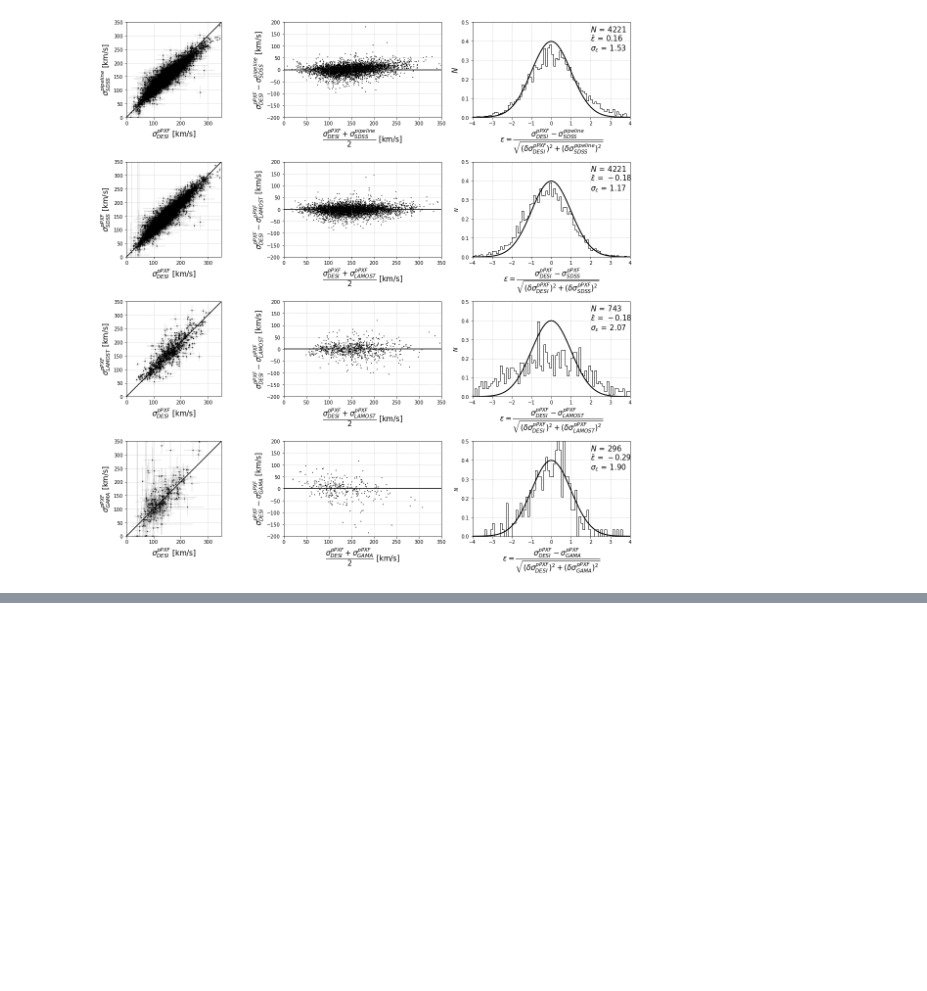
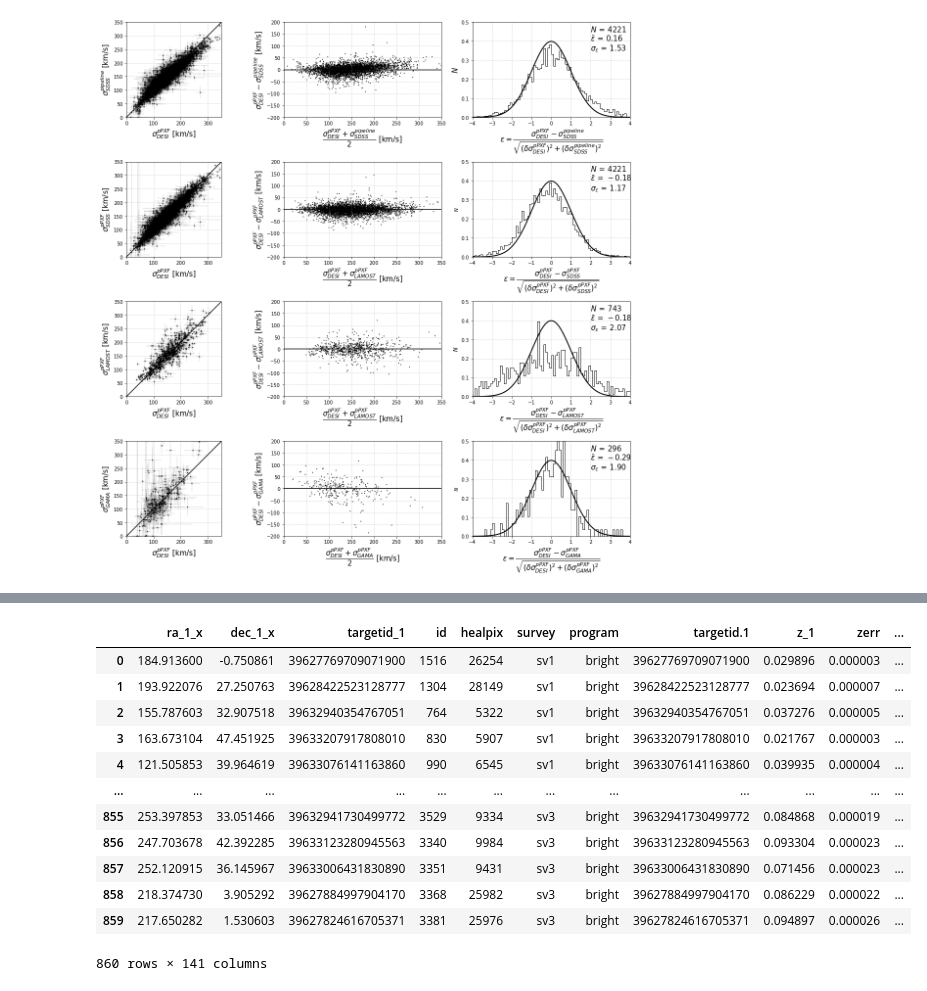
Before and after one commit to KSaid-1/DESI_fuji_FP, a Jupyter notebook: external_consistency.ipynb, the cells around one changed output, grey strips where cells are left out. Drawn from its saved outputs; the diff is of its cells as text; code cells hidden in the pictures; blank space fills up the shorter version.

```diff
--- a/external_consistency.ipynb
+++ b/external_consistency.ipynb
@@ -480,0 +498,17 @@ plt.show()
+# %%
+fuji_sdss_golds = pd.merge(fuji_sdss,fdata,left_on='targetid_1',right_on='targetid')
+fuji_sdss_golds
+# %% [output]
+|  | ra_1_x | dec_1_x | targetid_1 | id | healpix | survey | program | targetid.1 | z_1 | zerr | ... |
+| 0 | 184.913600 | -0.750861 | 39627769709071900 | 1516 | 26254 | sv1 | bright | 39627769709071900 | 0.029896 | 0.000003 | ... |
+| 1 | 193.922076 | 27.250763 | 39628422523128777 | 1304 | 28149 | sv1 | bright | 39628422523128777 | 0.023694 | 0.000007 | ... |
+| 2 | 155.787603 | 32.907518 | 39632940354767051 | 764 | 5322 | sv1 | bright | 39632940354767051 | 0.037276 | 0.000005 | ... |
+| 3 | 163.673104 | 47.451925 | 39633207917808010 | 830 | 5907 | sv1 | bright | 39633207917808010 | 0.021767 | 0.000003 | ... |
+| 4 | 121.505853 | 39.964619 | 39633076141163860 | 990 | 6545 | sv1 | bright | 39633076141163860 | 0.039935 | 0.000004 | ... |
+| ... | ... | ... | ... | ... | ... | ... | ... | ... | ... | ... | ... |
+| 855 | 253.397853 | 33.051466 | 39632941730499772 | 3529 | 9334 | sv3 | bright | 39632941730499772 | 0.084868 | 0.000019 | ... |
+| 856 | 247.703678 | 42.392285 | 39633123280945563 | 3340 | 9984 | sv3 | bright | 39633123280945563 | 0.093304 | 0.000023 | ... |
+| 857 | 252.120915 | 36.145967 | 39633006431830890 | 3351 | 9431 | sv3 | bright | 39633006431830890 | 0.071456 | 0.000023 | ... |
+| 858 | 218.374730 | 3.905292 | 39627884997904170 | 3368 | 25982 | sv3 | bright | 39627884997904170 | 0.086229 | 0.000022 | ... |
+| 859 | 217.650282 | 1.530603 | 39627824616705371 | 3381 | 25976 | sv3 | bright | 39627824616705371 | 0.094897 | 0.000026 | ... |
+860 rows × 141 columns
```
Also changed, not shown: parts of 4 cells of this notebook, 1 other file.
